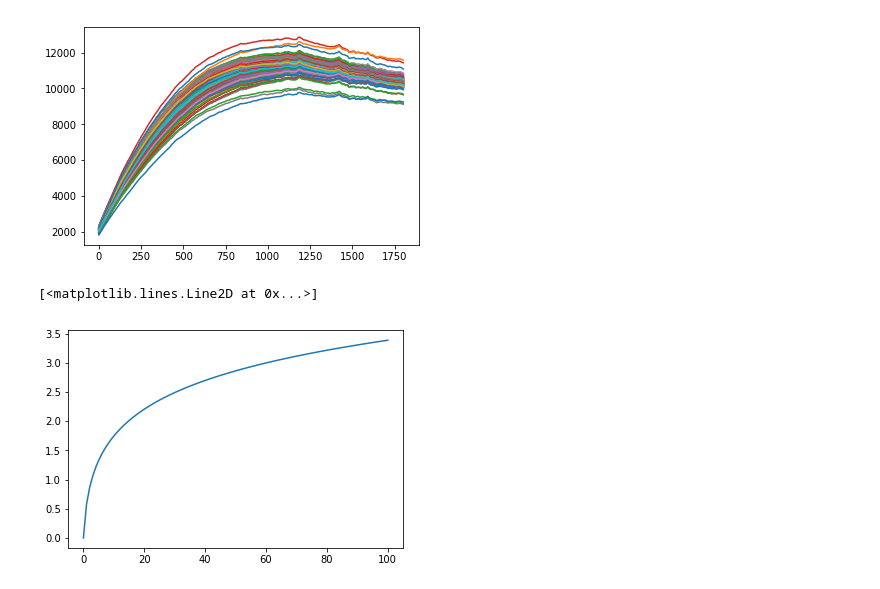
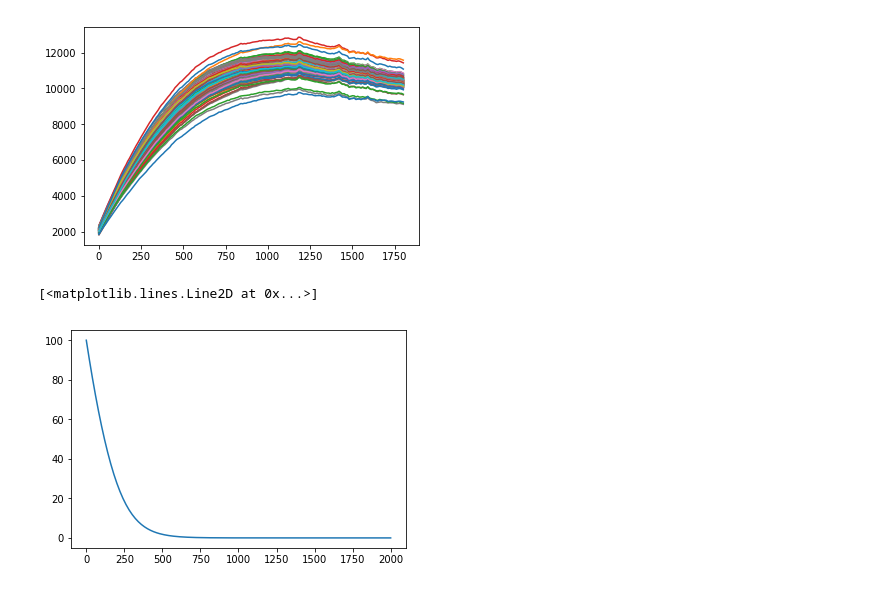
Before and after one commit to hstrey/MM-kinetics, a Jupyter notebook: enzyme data analysis.ipynb, the cells around one changed output. Cells and saved outputs as stored; diff of their text form; code cells hidden in the pictures.

```diff
--- a/enzyme data analysis.ipynb
+++ b/enzyme data analysis.ipynb
@@ -17,9 +17,19 @@ for data in enz_data[:181]:
     plt.plot(time,data)
 # %% [output]
 [figure]
-# %%
-x=np.linspace(0,100,100)
-plt.plot(x,lambertw(x))
-# %% [output]
-[<matplotlib.lines.Line2D at 0x...>]
-[figure, removed]
+# %%
+def s(t,km,vmax,s0):
+    return km*lambertw(s0/km*np.exp((-vmax*t+s0)/km))
+
+def p(t,k1,k1m,k2,e0,s0):
+    km = (k1m+k2)/k1
+    vmax = k2*e0
+    ss = s(t,km,vmax,s0)
+    es = e0*ss/(km+ss)*(1-np.exp(-(km+ss)*k1*t))
+    return s0-ss-es
+# %%
+t = np.linspace(0,2000,200)
+plt.plot(t,s(t,100,1,100))
+# %% [output]
+[<matplotlib.lines.Line2D at 0x...>]
+[figure, added]
```
Also changed, not shown: parts of 1 cell of this notebook.
